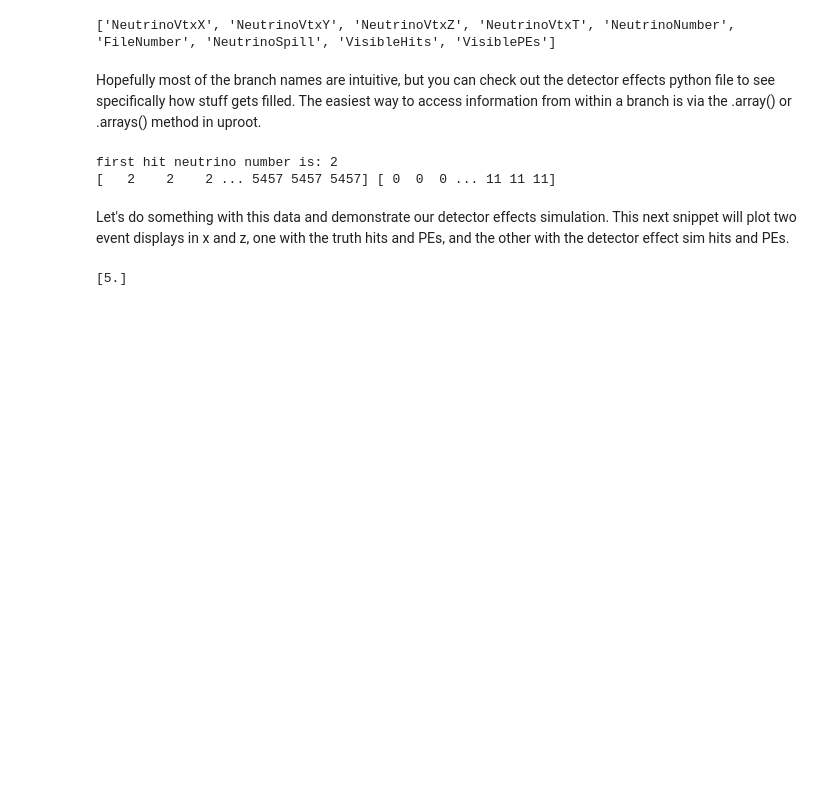
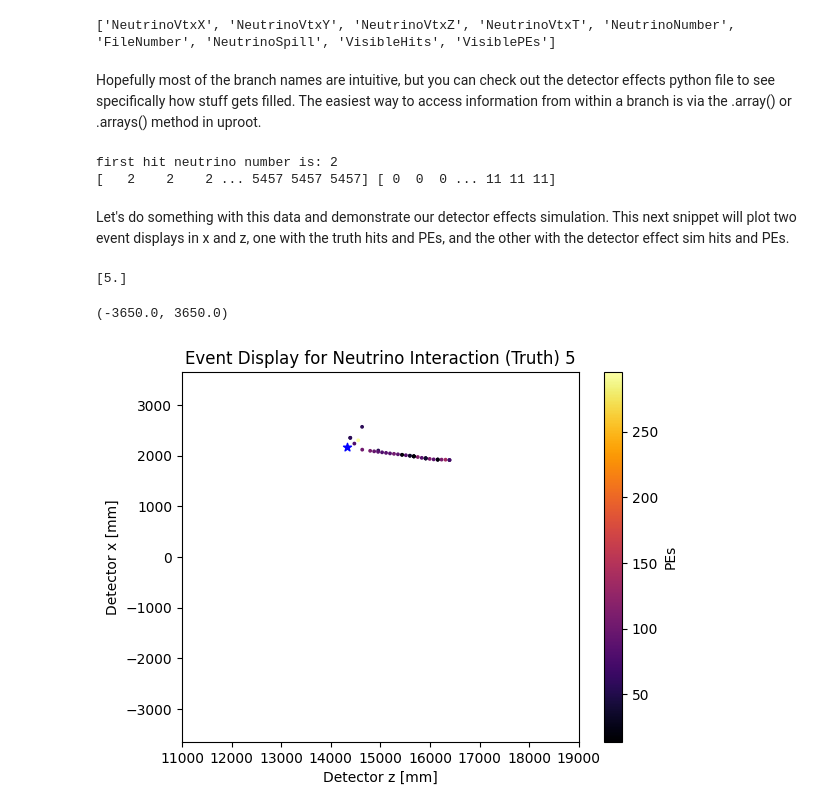
Before and after one commit to wer2ct/DUNE-TMS-SLAC, a Jupyter notebook: misc/DUNE_TMS_SLAC_overview.ipynb, the cells around one changed output. Saved outputs shown, nothing was run; the diff lists cells and outputs as text; code cells hidden in the pictures; blank space fills up the shorter version.

```diff
--- a/misc/DUNE_TMS_SLAC_overview.ipynb
+++ b/misc/DUNE_TMS_SLAC_overview.ipynb
@@ -98,6 +98,23 @@ info_array = np.column_stack((hit_nns, true_xs, true_zs, true_ts, TruePrimDep, d
 
 selected_info_array = info_array[info_array[:,0] == chosen_interaction_nn]
 print(np.unique(selected_info_array[:,0])) #nice, only have events with neutrino number matching our chosen one!
-#Now we can make our plots:
+
+#Another fun thing to add would be a star at the location of the neutrino vertex. This is super easy, since our neutrino number maps directory to our entry index for the neutrino tree.
+vtx_x = NeutrinoTree['NeutrinoVtxX'].array()[chosen_interaction_nn]
+vtx_z = NeutrinoTree['NeutrinoVtxZ'].array()[chosen_interaction_nn]
+#Now we can make our plots
 # %% [output]
 [5.]
+# %%
+#Truth hit positions and PEs plot
+plt.scatter(selected_info_array[:,2], selected_info_array[:,1], c = selected_info_array[:,4], cmap = 'inferno', s = 3)
+plt.colorbar(label = 'PEs')
+plt.scatter(vtx_z,vtx_x, marker = '*', c = 'blue')
+plt.xlabel("Detector z [mm]")
+plt.ylabel("Detector x [mm]")
+plt.title(f"Event Display for Neutrino Interaction (Truth) {chosen_interaction_nn}")
+plt.xlim((11000,19000))
+plt.ylim((-3650,3650))
+# %% [output]
+(-3650.0, 3650.0)
+[figure, added]
```
Also changed, not shown: parts of 2 cells of this notebook.
